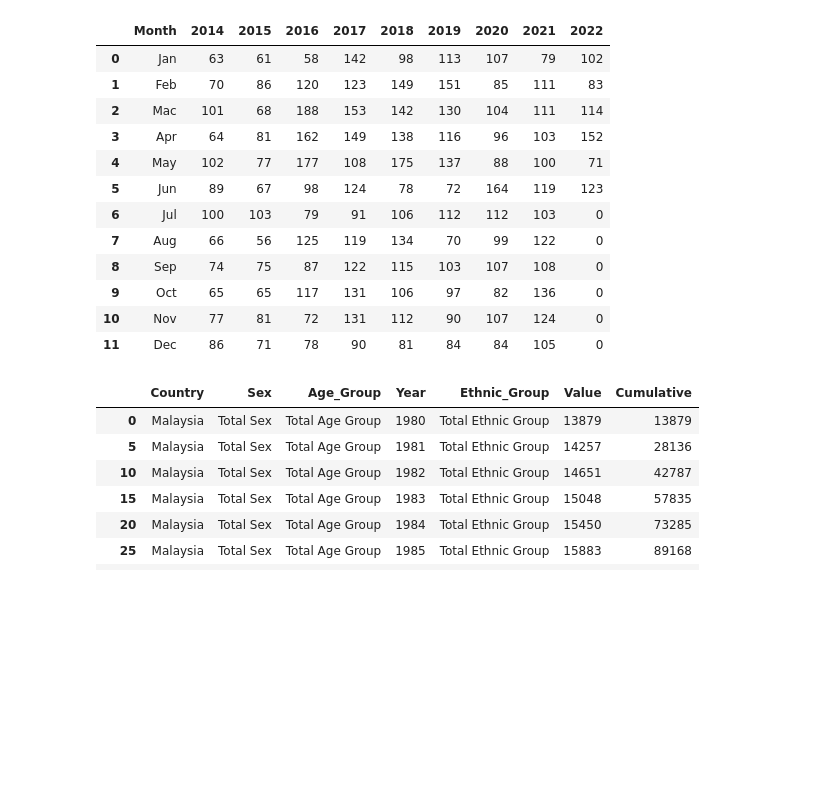
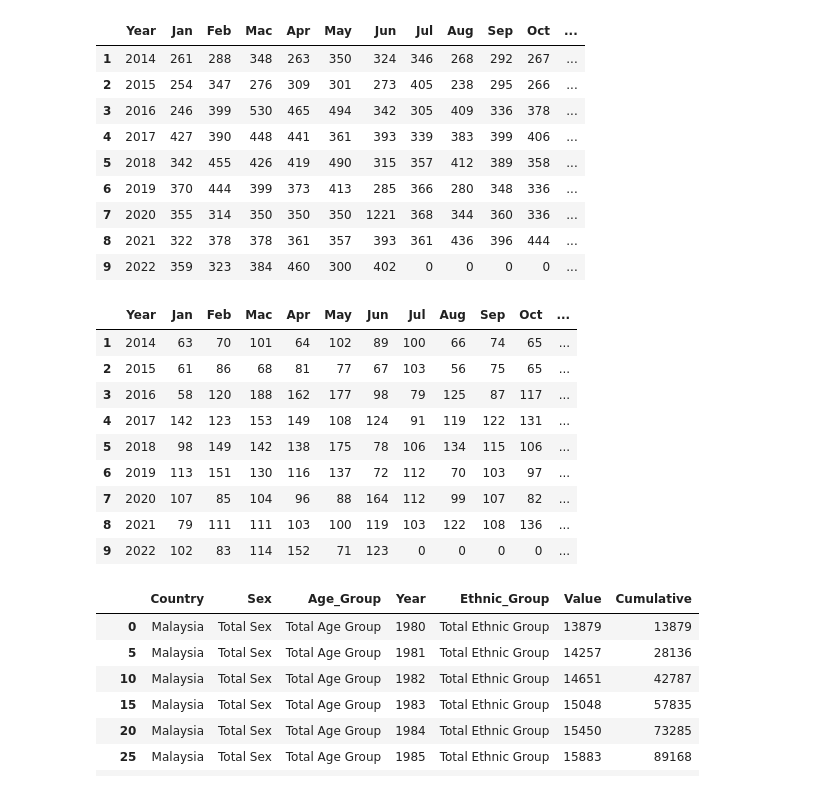
Before and after one commit to zzahir1978/my_dashboard, a Jupyter notebook: Dashboard_Notebook.ipynb, the cells around one changed output. Cells and saved outputs as stored; diff of their text form; code cells hidden in the pictures; blank space fills up the shorter version.

Commit message:
update app.py, revised water and electricity tables, add st.expander

```diff
--- a/Dashboard_Notebook.ipynb
+++ b/Dashboard_Notebook.ipynb
@@ -118,6 +118,23 @@ df_eusage = df_eusage.fillna(0)
 df_eusage = df_eusage.astype({'2014':'int','2015':'int','2016':'int','2017':'int','2018':'int',
                            '2019':'int','2020':'int','2021':'int','2022':'int'})
 df_eusage = df_eusage.round(2)
+# %%
+df_eusage = df_eusage.T.reset_index()
+df_eusage.columns = df_eusage.iloc[0]
+df_eusage = df_eusage.drop([df_eusage.index[0]])
+df_eusage.rename(columns={'Month':'Year'},inplace=True)
+df_eusage
+# %% [output]
+|  | Year | Jan | Feb | Mac | Apr | May | Jun | Jul | Aug | Sep | Oct | ... |
+| 1 | 2014 | 261 | 288 | 348 | 263 | 350 | 324 | 346 | 268 | 292 | 267 | ... |
+| 2 | 2015 | 254 | 347 | 276 | 309 | 301 | 273 | 405 | 238 | 295 | 266 | ... |
+| 3 | 2016 | 246 | 399 | 530 | 465 | 494 | 342 | 305 | 409 | 336 | 378 | ... |
+| 4 | 2017 | 427 | 390 | 448 | 441 | 361 | 393 | 339 | 383 | 399 | 406 | ... |
+| 5 | 2018 | 342 | 455 | 426 | 419 | 490 | 315 | 357 | 412 | 389 | 358 | ... |
+| 6 | 2019 | 370 | 444 | 399 | 373 | 413 | 285 | 366 | 280 | 348 | 336 | ... |
+| 7 | 2020 | 355 | 314 | 350 | 350 | 350 | 1221 | 368 | 344 | 360 | 336 | ... |
+| 8 | 2021 | 322 | 378 | 378 | 361 | 357 | 393 | 361 | 436 | 396 | 444 | ... |
+| 9 | 2022 | 359 | 323 | 384 | 460 | 300 | 402 | 0 | 0 | 0 | 0 | ... |
 # %%
 df_ecost = df_etable[['Month','2014 (RM)','2015 (RM)','2016 (RM)','2017 (RM)','2018 (RM)','2019 (RM)',
 '2020 (RM)','2021 (RM)','2022 (RM)']]
@@ -128,21 +145,22 @@ df_ecost = df_ecost.astype({'2014':'int','2015':'int','2016':'int','2017':'int',
                            '2019':'int','2020':'int','2021':'int','2022':'int'})
 df_ecost = df_ecost.round(2)
 # %%
+df_ecost = df_ecost.T.reset_index()
+df_ecost.columns = df_ecost.iloc[0]
+df_ecost = df_ecost.drop([df_ecost.index[0]])
+df_ecost.rename(columns={'Month':'Year'},inplace=True)
 df_ecost
 # %% [output]
-|  | Month | 2014 | 2015 | 2016 | 2017 | 2018 | 2019 | 2020 | 2021 | 2022 |
-| 0 | Jan | 63 | 61 | 58 | 142 | 98 | 113 | 107 | 79 | 102 |
-| 1 | Feb | 70 | 86 | 120 | 123 | 149 | 151 | 85 | 111 | 83 |
-| 2 | Mac | 101 | 68 | 188 | 153 | 142 | 130 | 104 | 111 | 114 |
-| 3 | Apr | 64 | 81 | 162 | 149 | 138 | 116 | 96 | 103 | 152 |
-| 4 | May | 102 | 77 | 177 | 108 | 175 | 137 | 88 | 100 | 71 |
-| 5 | Jun | 89 | 67 | 98 | 124 | 78 | 72 | 164 | 119 | 123 |
-| 6 | Jul | 100 | 103 | 79 | 91 | 106 | 112 | 112 | 103 | 0 |
-| 7 | Aug | 66 | 56 | 125 | 119 | 134 | 70 | 99 | 122 | 0 |
-| 8 | Sep | 74 | 75 | 87 | 122 | 115 | 103 | 107 | 108 | 0 |
-| 9 | Oct | 65 | 65 | 117 | 131 | 106 | 97 | 82 | 136 | 0 |
-| 10 | Nov | 77 | 81 | 72 | 131 | 112 | 90 | 107 | 124 | 0 |
-| 11 | Dec | 86 | 71 | 78 | 90 | 81 | 84 | 84 | 105 | 0 |
+|  | Year | Jan | Feb | Mac | Apr | May | Jun | Jul | Aug | Sep | Oct | ... |
+| 1 | 2014 | 63 | 70 | 101 | 64 | 102 | 89 | 100 | 66 | 74 | 65 | ... |
+| 2 | 2015 | 61 | 86 | 68 | 81 | 77 | 67 | 103 | 56 | 75 | 65 | ... |
+| 3 | 2016 | 58 | 120 | 188 | 162 | 177 | 98 | 79 | 125 | 87 | 117 | ... |
+| 4 | 2017 | 142 | 123 | 153 | 149 | 108 | 124 | 91 | 119 | 122 | 131 | ... |
+| 5 | 2018 | 98 | 149 | 142 | 138 | 175 | 78 | 106 | 134 | 115 | 106 | ... |
+| 6 | 2019 | 113 | 151 | 130 | 116 | 137 | 72 | 112 | 70 | 103 | 97 | ... |
+| 7 | 2020 | 107 | 85 | 104 | 96 | 88 | 164 | 112 | 99 | 107 | 82 | ... |
+| 8 | 2021 | 79 | 111 | 111 | 103 | 100 | 119 | 103 | 122 | 108 | 136 | ... |
+| 9 | 2022 | 102 | 83 | 114 | 152 | 71 | 123 | 0 | 0 | 0 | 0 | ... |
 # %%
 df_opex = pd.read_csv('./data/Federal Government Operating Expenditure 2000 - 2020_dataset.csv')
 df_dvex = pd.read_csv('./data/Federal Government Development Expenditure-2000 - 2020_dataset.csv')
```
Also changed, not shown: parts of 11 cells of this notebook, 1 other file.
